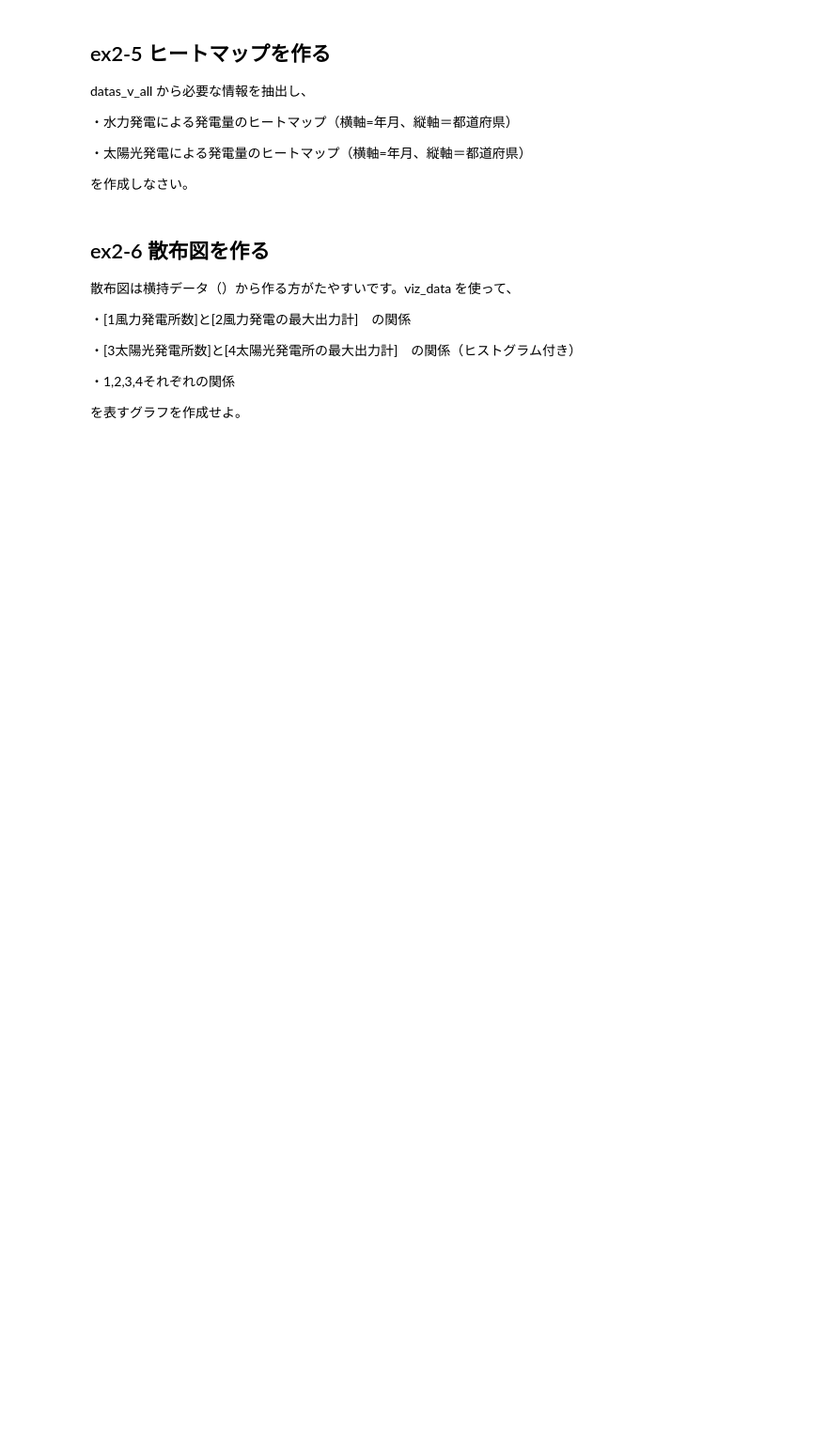
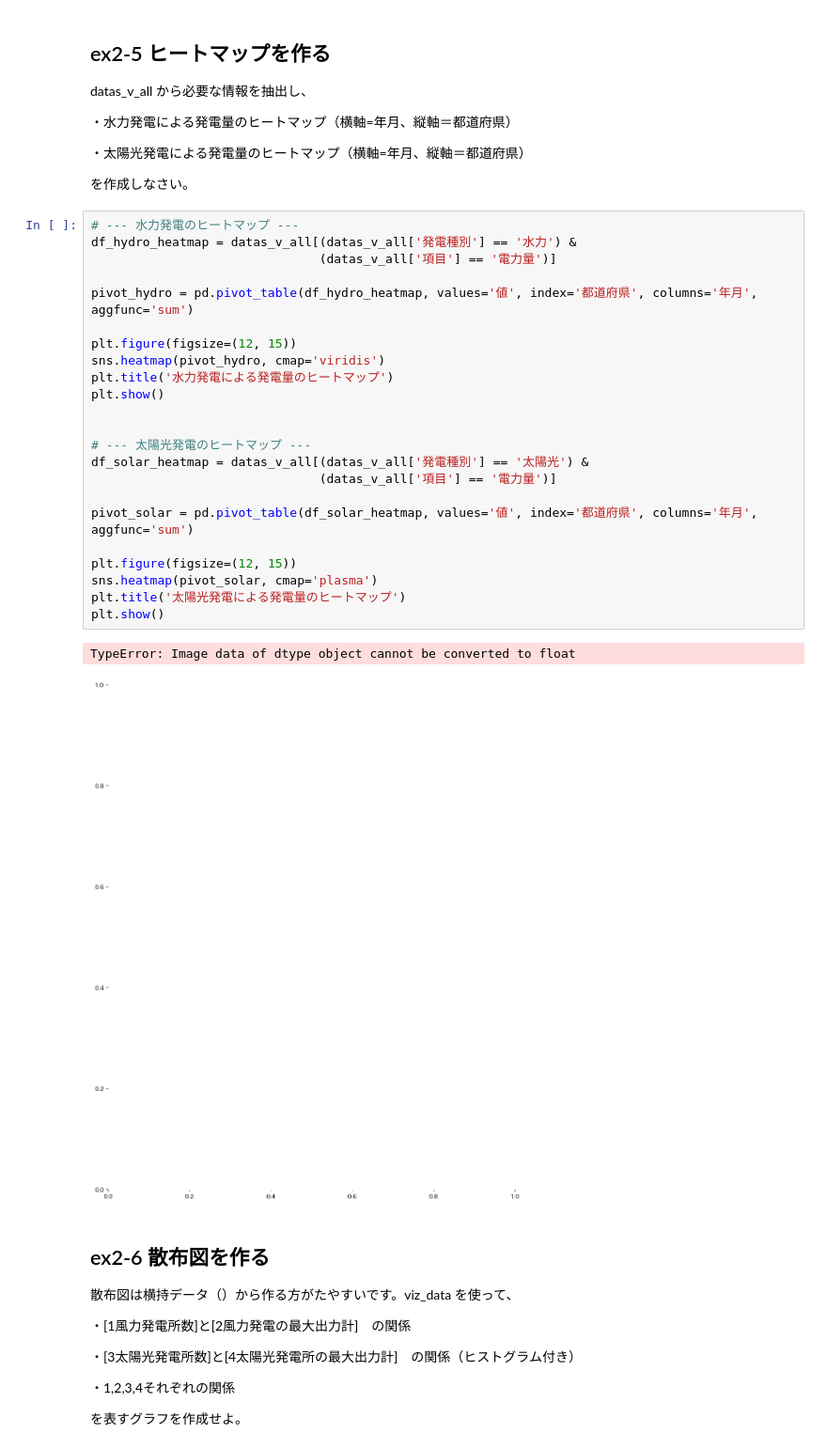
Before and after one commit to mattu117117/For-classroom, a Jupyter notebook: ex2_B231810.ipynb, the cells around one changed output. Shown at 94% size. Saved outputs shown, nothing was run; the diff lists cells and outputs as text; blank space fills up the shorter version.

```diff
--- a/ex2_B231810.ipynb
+++ b/ex2_B231810.ipynb
@@ -224,6 +258,32 @@ datas_v_all から必要な情報を抽出し、
 ・太陽光発電による発電量のヒートマップ（横軸=年月、縦軸＝都道府県）
 
 を作成しなさい。
+# %%
+# --- 水力発電のヒートマップ ---
+df_hydro_heatmap = datas_v_all[(datas_v_all['発電種別'] == '水力') &
+                               (datas_v_all['項目'] == '電力量')]
+
+pivot_hydro = pd.pivot_table(df_hydro_heatmap, values='値', index='都道府県', columns='年月', aggfunc='sum')
+
+plt.figure(figsize=(12, 15))
+sns.heatmap(pivot_hydro, cmap='viridis')
+plt.title('水力発電による発電量のヒートマップ')
+plt.show()
+
+
+# --- 太陽光発電のヒートマップ ---
+df_solar_heatmap = datas_v_all[(datas_v_all['発電種別'] == '太陽光') &
+                               (datas_v_all['項目'] == '電力量')]
+
+pivot_solar = pd.pivot_table(df_solar_heatmap, values='値', index='都道府県', columns='年月', aggfunc='sum')
+
+plt.figure(figsize=(12, 15))
+sns.heatmap(pivot_solar, cmap='plasma')
+plt.title('太陽光発電による発電量のヒートマップ')
+plt.show()
+# %% [output]
+TypeError: Image data of dtype object cannot be converted to float
+[figure, added]
 # %% [markdown]
 ## ex2-6 散布図を作る
 散布図は横持データ（）から作る方がたやすいです。viz_data を使って、
```
Also changed, not shown: parts of 4 cells of this notebook.
